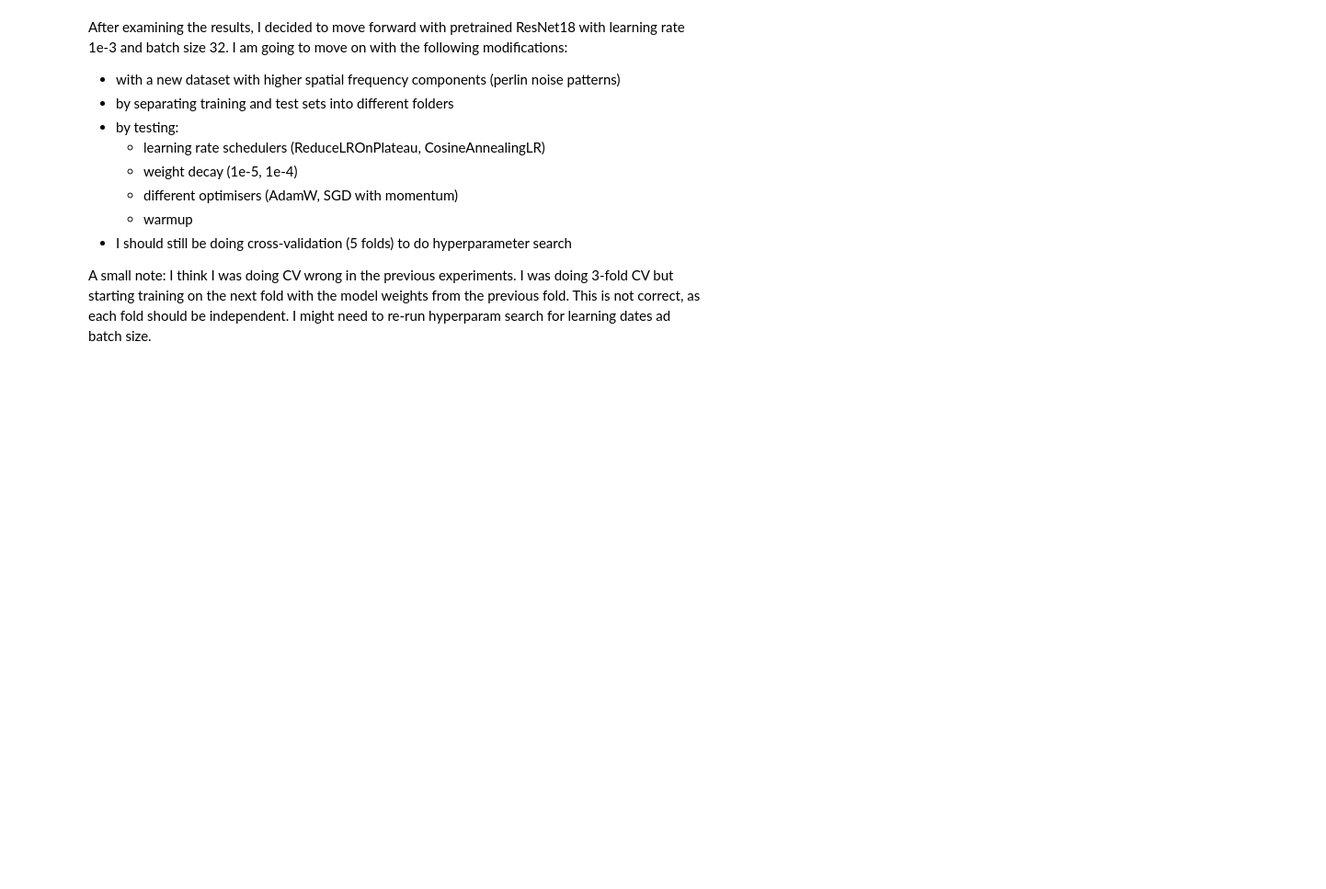
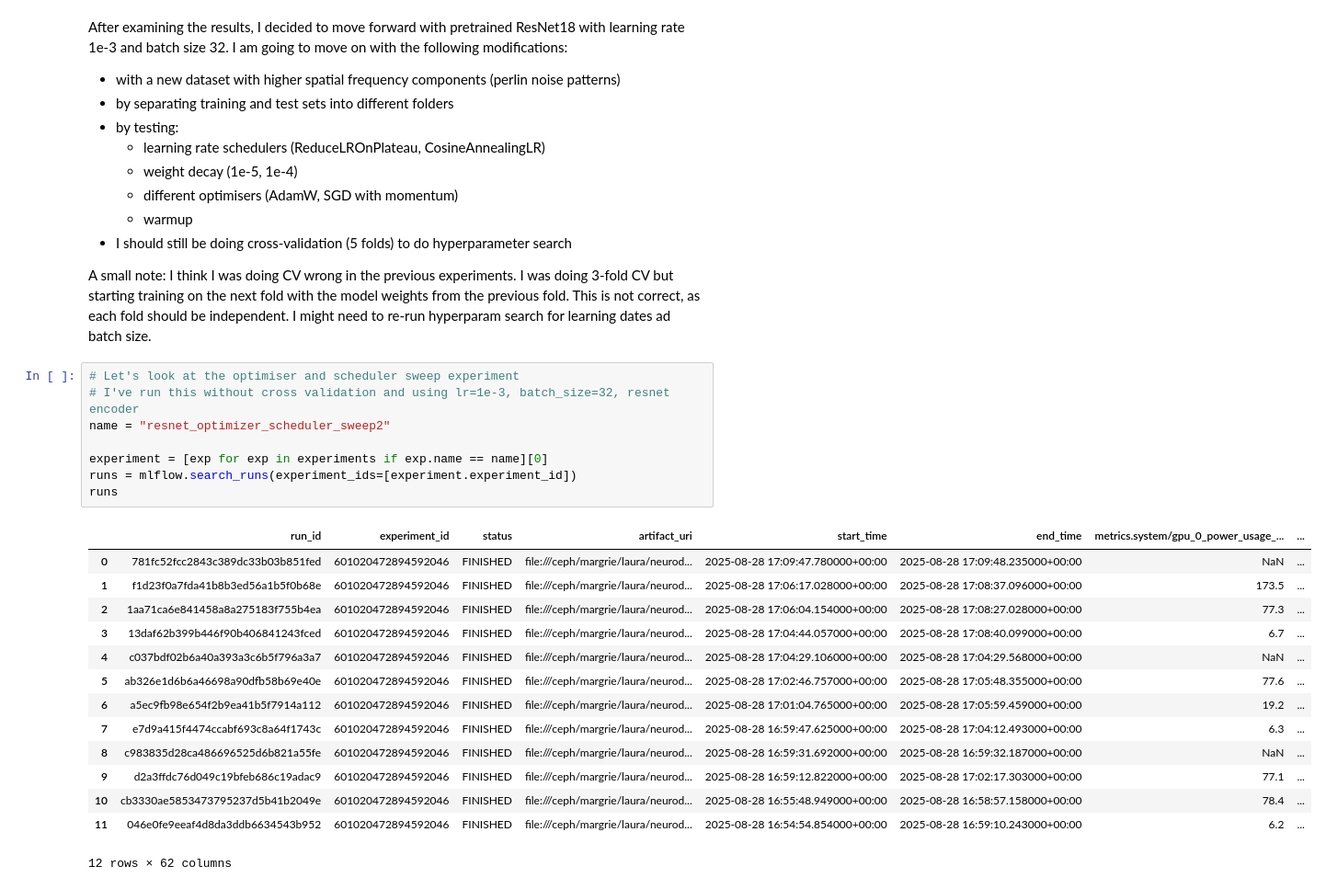
Before and after one commit to lauraporta/neurodecoders, a Jupyter notebook: notebooks/step_1/encoder.ipynb, the cells around one changed output. Shown at 92% size. Saved outputs shown, nothing was run; the diff lists cells and outputs as text; blank space fills up the shorter version.

```diff
--- a/notebooks/step_1/encoder.ipynb
+++ b/notebooks/step_1/encoder.ipynb
@@ -90,3 +90,26 @@ After examining the results, I decided to move forward with pretrained ResNet18
 - I should still be doing cross-validation (5 folds) to do hyperparameter search
 
 A small note: I think I was doing CV wrong in the previous experiments. I was doing 3-fold CV but starting training on the next fold with the model weights from the previous fold. This is not correct, as each fold should be independent. I might need to re-run hyperparam search for learning dates ad batch size.
+# %%
+# Let's look at the optimiser and scheduler sweep experiment
+# I've run this without cross validation and using lr=1e-3, batch_size=32, resnet encoder
+name = "resnet_optimizer_scheduler_sweep2"
+
+experiment = [exp for exp in experiments if exp.name == name][0]
+runs = mlflow.search_runs(experiment_ids=[experiment.experiment_id])
+runs
+# %% [output]
+|  | run_id | experiment_id | status | artifact_uri | start_time | end_time | metrics.system/gpu_0_power_usage_... | ... |
+| 0 | 781fc52fcc2843c389dc33b03b851fed | 601020472894592046 | FINISHED | file:///ceph/margrie/laura/neurod... | 2025-08-28 17:09:47.780000+00:00 | 2025-08-28 17:09:48.235000+00:00 | NaN | ... |
+| 1 | f1d23f0a7fda41b8b3ed56a1b5f0b68e | 601020472894592046 | FINISHED | file:///ceph/margrie/laura/neurod... | 2025-08-28 17:06:17.028000+00:00 | 2025-08-28 17:08:37.096000+00:00 | 173.5 | ... |
+| 2 | 1aa71ca6e841458a8a275183f755b4ea | 601020472894592046 | FINISHED | file:///ceph/margrie/laura/neurod... | 2025-08-28 17:06:04.154000+00:00 | 2025-08-28 17:08:27.028000+00:00 | 77.3 | ... |
+| 3 | 13daf62b399b446f90b406841243fced | 601020472894592046 | FINISHED | file:///ceph/margrie/laura/neurod... | 2025-08-28 17:04:44.057000+00:00 | 2025-08-28 17:08:40.099000+00:00 | 6.7 | ... |
+| 4 | c037bdf02b6a40a393a3c6b5f796a3a7 | 601020472894592046 | FINISHED | file:///ceph/margrie/laura/neurod... | 2025-08-28 17:04:29.106000+00:00 | 2025-08-28 17:04:29.568000+00:00 | NaN | ... |
+| 5 | ab326e1d6b6a46698a90dfb58b69e40e | 601020472894592046 | FINISHED | file:///ceph/margrie/laura/neurod... | 2025-08-28 17:02:46.757000+00:00 | 2025-08-28 17:05:48.355000+00:00 | 77.6 | ... |
+| 6 | a5ec9fb98e654f2b9ea41b5f7914a112 | 601020472894592046 | FINISHED | file:///ceph/margrie/laura/neurod... | 2025-08-28 17:01:04.765000+00:00 | 2025-08-28 17:05:59.459000+00:00 | 19.2 | ... |
+| 7 | e7d9a415f4474ccabf693c8a64f1743c | 601020472894592046 | FINISHED | file:///ceph/margrie/laura/neurod... | 2025-08-28 16:59:47.625000+00:00 | 2025-08-28 17:04:12.493000+00:00 | 6.3 | ... |
+| 8 | c983835d28ca486696525d6b821a55fe | 601020472894592046 | FINISHED | file:///ceph/margrie/laura/neurod... | 2025-08-28 16:59:31.692000+00:00 | 2025-08-28 16:59:32.187000+00:00 | NaN | ... |
+| 9 | d2a3ffdc76d049c19bfeb686c19adac9 | 601020472894592046 | FINISHED | file:///ceph/margrie/laura/neurod... | 2025-08-28 16:59:12.822000+00:00 | 2025-08-28 17:02:17.303000+00:00 | 77.1 | ... |
+| 10 | cb3330ae5853473795237d5b41b2049e | 601020472894592046 | FINISHED | file:///ceph/margrie/laura/neurod... | 2025-08-28 16:55:48.949000+00:00 | 2025-08-28 16:58:57.158000+00:00 | 78.4 | ... |
+| 11 | 046e0fe9eeaf4d8da3ddb6634543b952 | 601020472894592046 | FINISHED | file:///ceph/margrie/laura/neurod... | 2025-08-28 16:54:54.854000+00:00 | 2025-08-28 16:59:10.243000+00:00 | 6.2 | ... |
+12 rows × 62 columns
```
Also changed, not shown: parts of 7 cells of this notebook.
